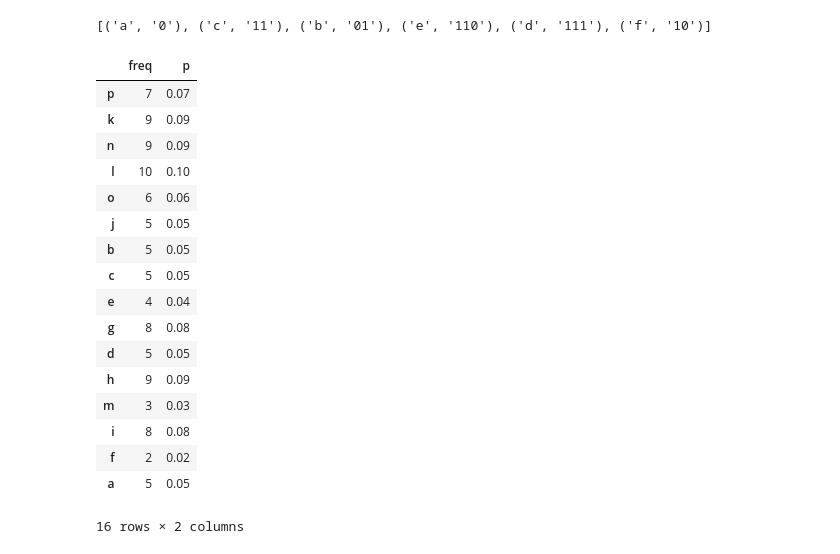
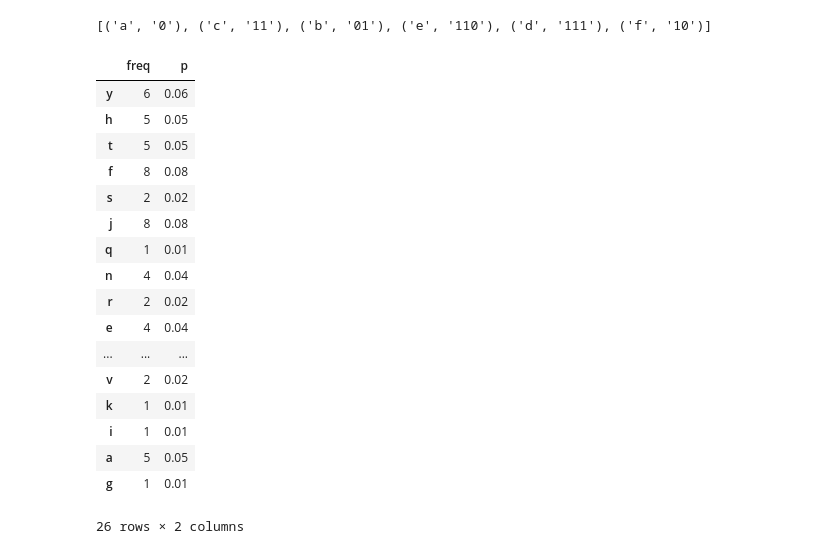
Before and after one commit to jordanlewis/sidedrive, a Jupyter notebook: babbler/cheerios_scratch.ipynb, the cells around one changed output. Drawn from its saved outputs; the diff is of its cells as text; code cells hidden in the pictures.

```diff
--- a/babbler/cheerios_scratch.ipynb
+++ b/babbler/cheerios_scratch.ipynb
@@ -98,28 +99,28 @@ print cc.information(), cc.pmf().entropy()
 # %%
 from random import randint
 pmf = PMF()
 for i in xrange(100) :
-    pmf.count(chr(ord('a') + randint(0,15)))
+    pmf.count(chr(ord('a') + randint(0,25)))
 pmf.frame()
 # %% [output]
 |  | freq | p |
-| p | 7 | 0.07 |
-| k | 9 | 0.09 |
-| n | 9 | 0.09 |
-| l | 10 | 0.10 |
-| o | 6 | 0.06 |
-| j | 5 | 0.05 |
-| b | 5 | 0.05 |
-| c | 5 | 0.05 |
+| y | 6 | 0.06 |
+| h | 5 | 0.05 |
+| t | 5 | 0.05 |
+| f | 8 | 0.08 |
+| s | 2 | 0.02 |
+| j | 8 | 0.08 |
+| q | 1 | 0.01 |
+| n | 4 | 0.04 |
+| r | 2 | 0.02 |
 | e | 4 | 0.04 |
-| g | 8 | 0.08 |
-| d | 5 | 0.05 |
-| h | 9 | 0.09 |
-| m | 3 | 0.03 |
-| i | 8 | 0.08 |
-| f | 2 | 0.02 |
+| ... | ... | ... |
+| v | 2 | 0.02 |
+| k | 1 | 0.01 |
+| i | 1 | 0.01 |
 | a | 5 | 0.05 |
+| g | 1 | 0.01 |
-16 rows × 2 columns
+26 rows × 2 columns
 # %%
 cc = CC(pmf)
 g = cc.graph()
```
Also changed, not shown: parts of 7 cells of this notebook, 1 other file.
